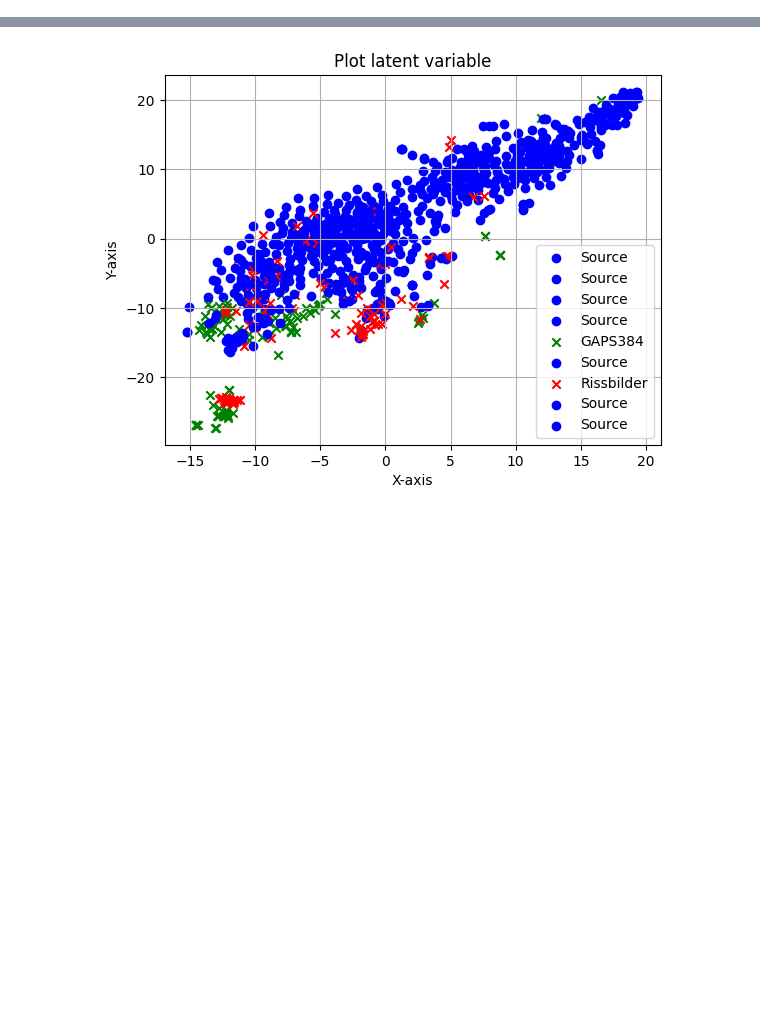
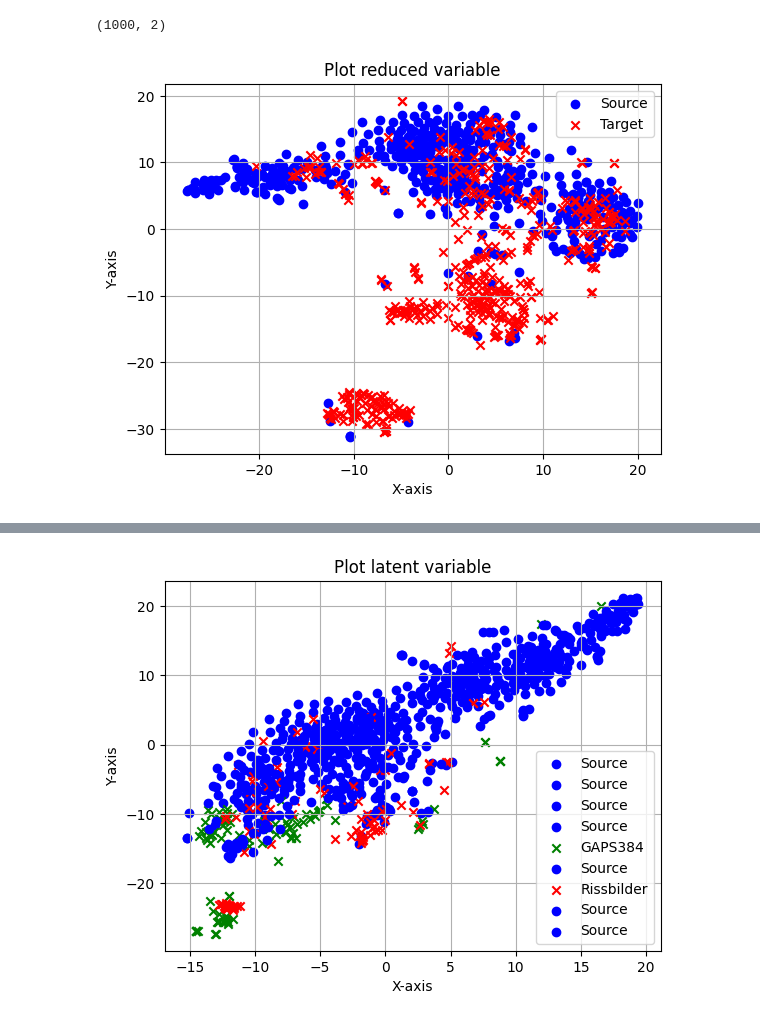
Before and after one commit to toshimickey/domain-adaptation-for-crack-segmentation, a Jupyter notebook: plot_domainshift.ipynb, the cells around one changed output, grey strips where cells are left out. Cells and saved outputs as stored; diff of their text form; code cells hidden in the pictures; blank space fills up the shorter version.

Commit message:
update train

```diff
--- a/plot_domainshift.ipynb
+++ b/plot_domainshift.ipynb
@@ -29,6 +29,40 @@ Tue Nov  7 05:39:03 2023
 |=======================================================================================|
 |  No running processes found                                                           |
 +---------------------------------------------------------------------------------------+
+# %%
+from MulticoreTSNE import MulticoreTSNE as TSNE
+import cv2, random
+import numpy as np
+
+source_files = sorted(glob.glob('data/Train/images/[!Rissbilder]*'))
+random.shuffle(source_files)
+target_files = sorted(glob.glob('data/Train/images/Rissbilder*'))
+random.shuffle(target_files)
+
+img_file_path = source_files[:500]+target_files[:500]
+
+tsne = TSNE(n_jobs=2, perplexity=20)
+imgs = np.concatenate([cv2.resize(cv2.imread(p),(256,256)).flatten().reshape(1,-1) for p in img_file_path], axis=0)
+imgs_reduced = tsne.fit_transform(imgs)
+
+print(imgs_reduced.shape)
+# %% [output]
+(1000, 2)
+# %%
+imgs_reduced_part1 = imgs_reduced[:500]
+imgs_reduced_part2 = imgs_reduced[500:]
+
+plt.scatter(imgs_reduced_part1[:,0], imgs_reduced_part1[:,1], label='Source', c='blue', marker='o')
+plt.scatter(imgs_reduced_part2[:,0], imgs_reduced_part2[:,1], label='Target', c='red', marker='x')
+
+plt.xlabel('X-axis')
+plt.ylabel('Y-axis')
+plt.legend()
+plt.title('Plot reduced variable')
+plt.grid(True)
+plt.show()
+# %% [output]
+[figure, added]
 # %%
 from MulticoreTSNE import MulticoreTSNE as TSNE
 import cv2, random
```
Also changed, not shown: parts of 4 cells of this notebook, 3 other files.
